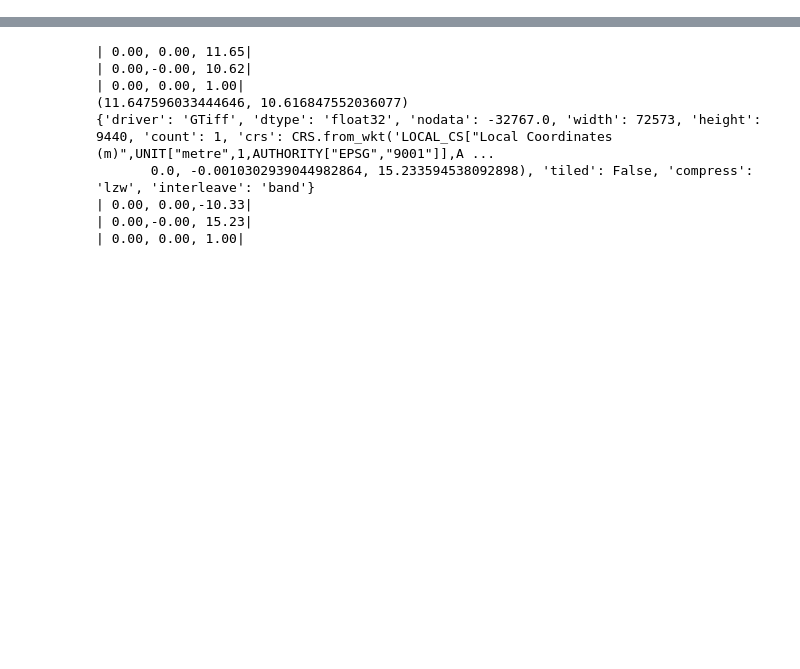
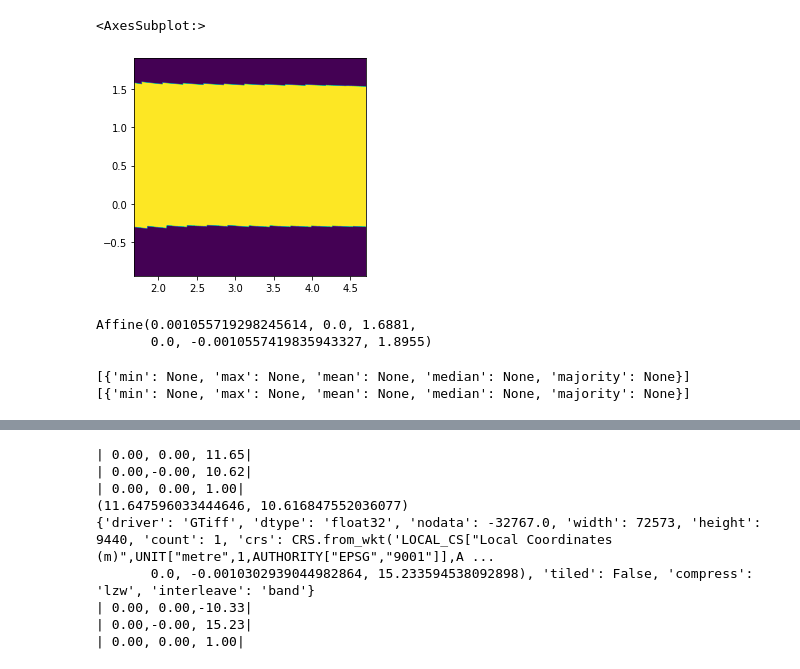
Before and after one commit to precision-sustainable-ag/SemiF-AnnotationPipeline, a Jupyter notebook: notebooks/extract_dem_info.ipynb, the cells around one changed output, grey strips where cells are left out. Saved outputs shown, nothing was run; the diff lists cells and outputs as text; code cells hidden in the pictures; blank space fills up the shorter version.

```diff
--- a/notebooks/extract_dem_info.ipynb
+++ b/notebooks/extract_dem_info.ipynb
@@ -13,0 +105,6 @@ from semif_utils.utils import get_image_meta
+# %%
+# polys = MultiPolygon(datas)
+# gdf = gpd.GeoDataFrame(crs=raster_xarr.rio.crs, geometry=datas)
+gdf = gpd.GeoSeries(datas, crs='epsg:26986')
+gdf["ids"] = np.arange(len(datas))
+# gdf.to_crs(raster_xarr.rio.crs)
@@ -13,0 +142,21 @@ from semif_utils.utils import get_image_meta
+# %%
+# Plot the Polygons on top of the DEM
+ax = gdf[gdf["ids"]==1].plot(facecolor='None', edgecolor='red', linewidth=2)
+ax = gdf[gdf["ids"]==6].plot(ax=ax, facecolor='None', edgecolor='blue', linewidth=2)
+
+# Plot DEM
+show((dem, 1), ax=ax)
+# %% [output]
+<AxesSubplot:>
+[figure, added]
+# %%
+# Read the raster values
+array = dem.read(1)
+array = np.where(array==-32767, 0, 1)
+
+# Get the affine
+affine = dem.transform
+affine
+# %% [output]
+Affine(0.001055719298245614, 0.0, 1.6881,
+       0.0, -0.0010557419835943327, 1.8955)
@@ -13,0 +170,6 @@ from semif_utils.utils import get_image_meta
+# %%
+print(zs_kallio)
+print(zs_pihla)
+# %% [output]
+[{'min': None, 'max': None, 'mean': None, 'median': None, 'majority': None}]
+[{'min': None, 'max': None, 'mean': None, 'median': None, 'majority': None}]
```
Also changed, not shown: parts of 17 cells of this notebook, 5 other files.
